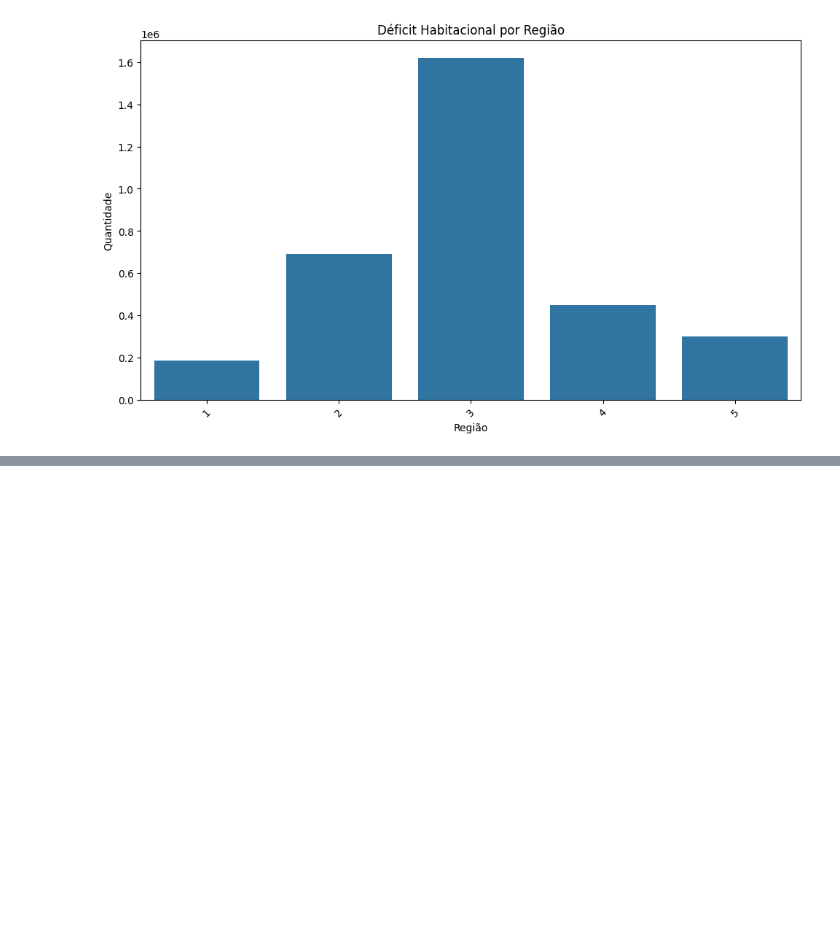
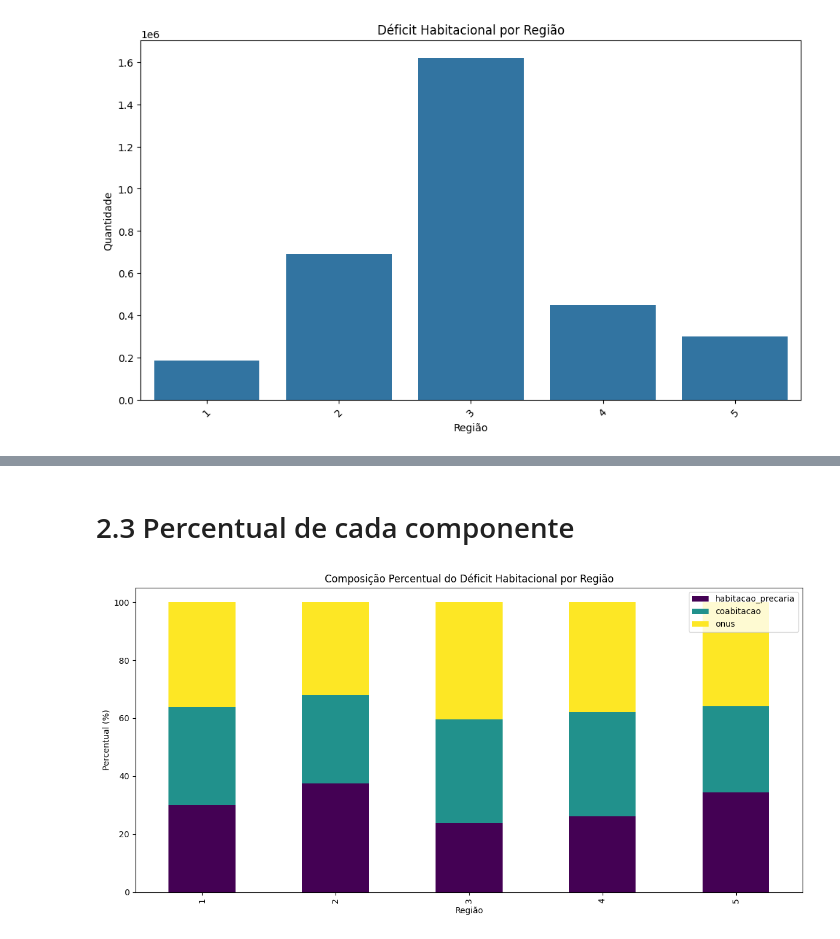
Before and after one commit to Matheus-Andrade-30/municipal-housing-data, a Jupyter notebook: notebooks/total/02_exploracao_visualizacoes.ipynb, the cells around one changed output, grey strips where cells are left out. Saved outputs shown, nothing was run; the diff lists cells and outputs as text; code cells hidden in the pictures; blank space fills up the shorter version.

```diff
--- a/notebooks/total/02_exploracao_visualizacoes.ipynb
+++ b/notebooks/total/02_exploracao_visualizacoes.ipynb
@@ -42,0 +55,13 @@ dtype: object
+# %% [markdown]
+# 2.3 Percentual de cada componente
+# %%
+componentes_percent = componentes.div(componentes.sum(axis=1), axis=0) * 100
+componentes_percent.plot(kind="bar", stacked=True, figsize=(12, 6), colormap='viridis')
+plt.title("Composição Percentual do Déficit Habitacional por Região")
+plt.ylabel("Percentual (%)")
+plt.xlabel("Região")
+plt.legend(loc="upper right")
+plt.tight_layout()
+plt.show()
+# %% [output]
+[figure, added]
```
Also changed, not shown: parts of 2 cells of this notebook.
